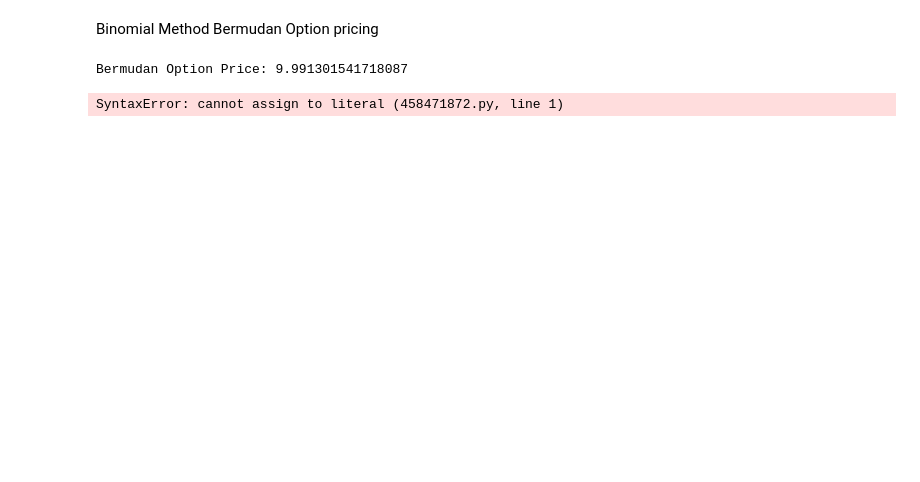
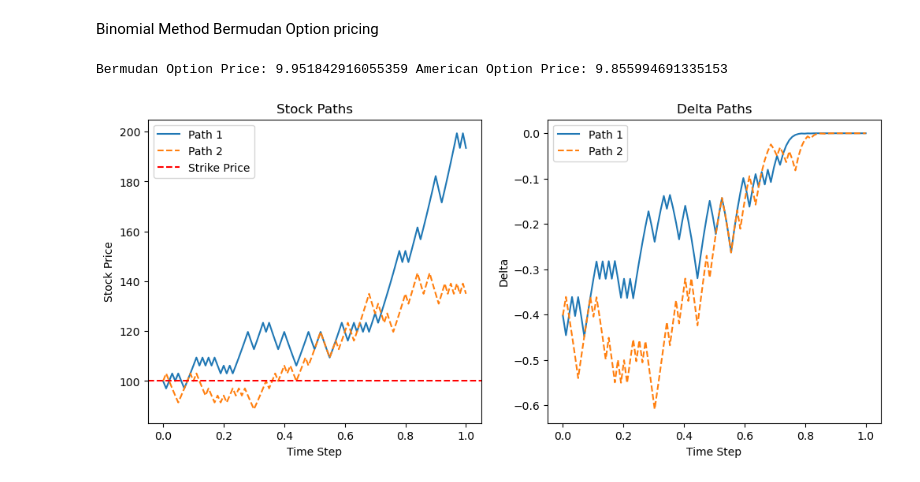
Before and after one commit to PieterO99/SemiStaticReplication, a Jupyter notebook: BinomialTreeBermudan.ipynb, the cells around one changed output. Cells and saved outputs as stored; diff of their text form; code cells hidden in the pictures; blank space fills up the shorter version.

```diff
--- a/BinomialTreeBermudan.ipynb
+++ b/BinomialTreeBermudan.ipynb
@@ -72,14 +96,15 @@ T = 1.0   # Time to maturity
 r = 0.05  # Risk-free interest rate
 sigma = 0.3  # Volatility
 n = 100   # Number of time steps in the binomial tree
-early_exercise_dates = [0.4, 0.2, 0.3, 0.8]  # List of early exercise dates
+early_exercise_dates = [0.3, 0.8]  # List of early exercise dates
 
 bermudan_option_prices = binomial_bermudan_option_pricing(S0, K, T, r, sigma, n, early_exercise_dates, 'put')
-print("Bermudan Option Price:", bermudan_option_prices[0][0])
+american_option_prices = binomial_american_option_pricing(S0, K, T, r, sigma, n, 'put')
+print("Bermudan Option Price:", bermudan_option_prices[0][0], "American Option Price:", american_option_prices[0][0])
 # %% [output]
-Bermudan Option Price: 9.991301541718087
+Bermudan Option Price: 9.951842916055359 American Option Price: 9.855994691335153
 # %%
-0.4,dt = T / n
+dt = T / n
 u = np.exp(sigma * np.sqrt(dt))
 d = 1 / u
 p = (np.exp(r * dt) - d) / (u - d)
@@ -108,31 +133,31 @@ def sample_path(stock, delta, p):
 
     return stock_path, delta_path
 
 bermudan_delta = binomial_delta(bermudan_option_prices, sigma, T, n, S0)
 stock_path_1, delta_path_1 = sample_path(stock, bermudan_delta, p)
 stock_path_2, delta_path_2 = sample_path(stock, bermudan_delta, p)
 
 time_values_s = np.linspace(0, 1, n + 1)
 
 plt.figure(figsize=(12, 5))
 plt.subplot(1, 2, 1)
 plt.plot(time_values_s, stock_path_1, label='Path 1', linestyle='-')
 plt.plot(time_values_s, stock_path_2, label='Path 2', linestyle='--')
 plt.axhline(y=K, color='r', linestyle='--', label='Strike Price')
 plt.xlabel('Time Step')
 plt.ylabel('Stock Price')
 plt.title('Stock Paths')
 plt.legend()
 
 time_values_o = np.linspace(0, 1, n)
 plt.subplot(1, 2, 2)
 plt.plot(time_values_o, delta_path_1, label='Path 1', linestyle='-')
 plt.plot(time_values_o, delta_path_2, label='Path 2', linestyle='--')
 plt.xlabel('Time Step')
 plt.ylabel('Delta')
 plt.title('Delta Paths')
 plt.legend()
 
 plt.show()
 # %% [output]
-SyntaxError: cannot assign to literal (458471872.py, line 1)
+[figure, added]
```
Also changed, not shown: parts of 1 cell of this notebook.
